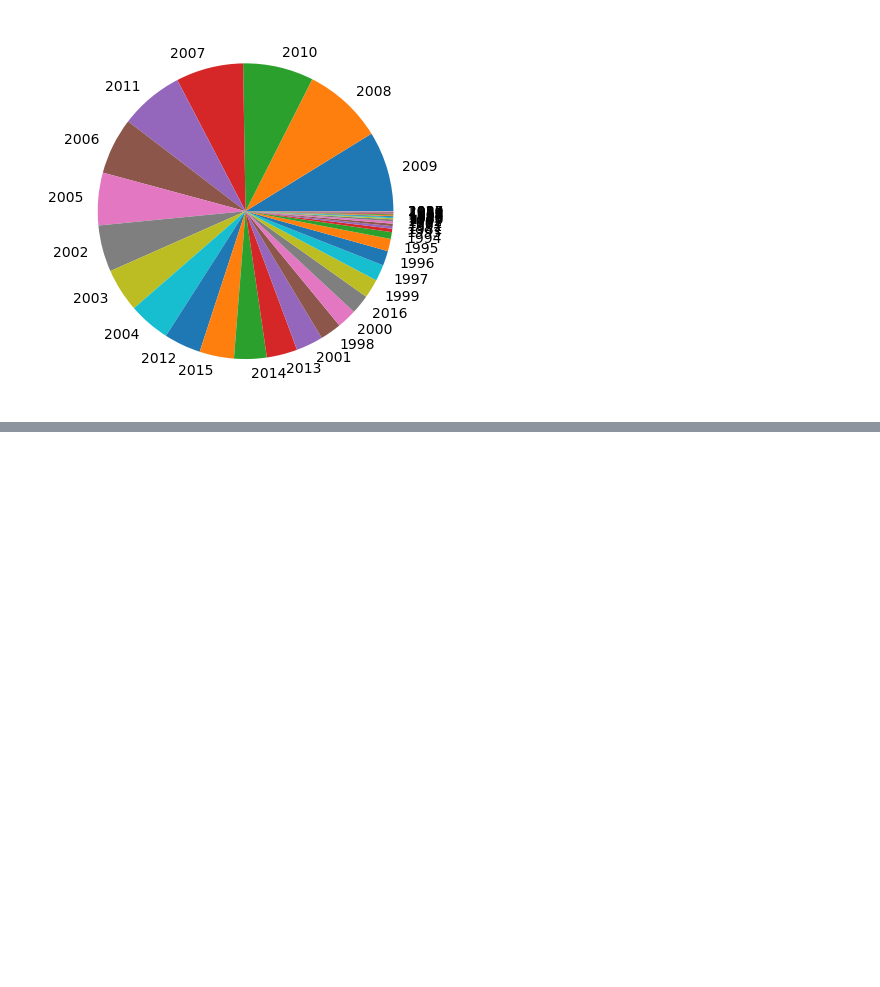
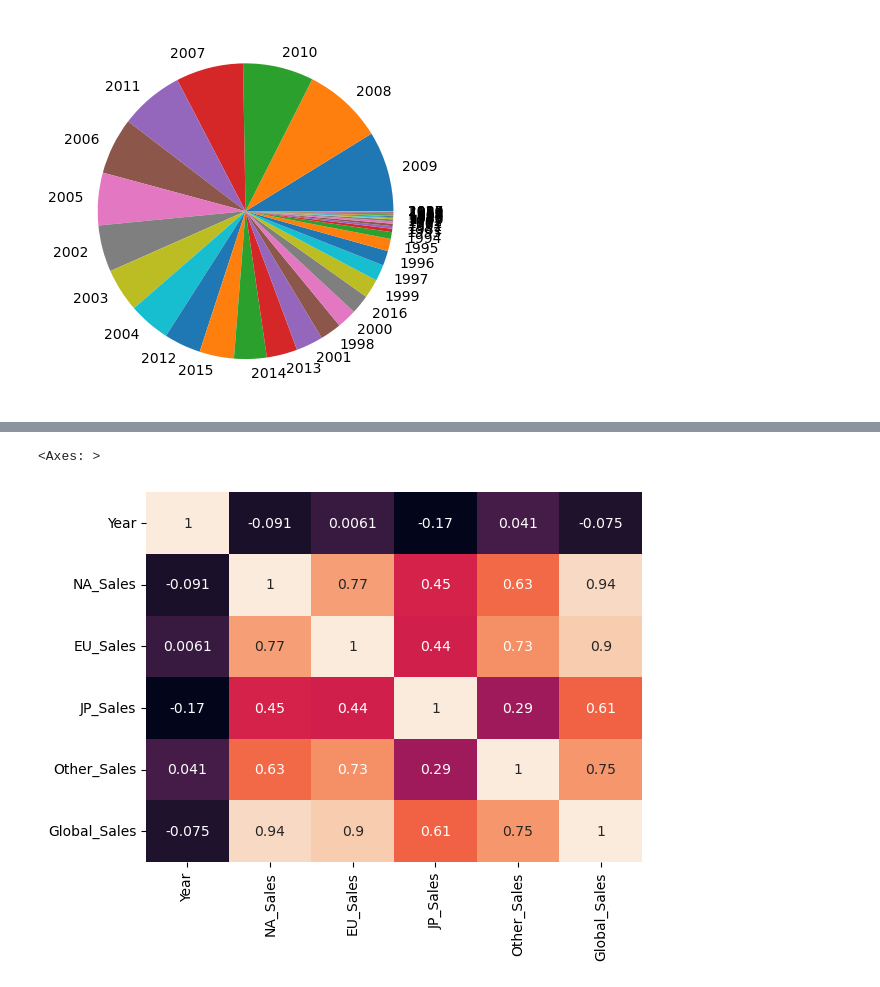
Before and after one commit to Neas1231/MLReborn, a Jupyter notebook: ML/learnin/book/stats/central_and_variable.ipynb, the cells around one changed output, grey strips where cells are left out. Drawn from its saved outputs; the diff is of its cells as text; code cells hidden in the pictures; blank space fills up the shorter version.

```diff
--- a/ML/learnin/book/stats/central_and_variable.ipynb
+++ b/ML/learnin/book/stats/central_and_variable.ipynb
@@ -277,0 +326,5 @@ plt.pie(years.value_counts(),labels = list(map(int,list(years.value_counts().ind
+# %%
+sns.heatmap(dfc.select_dtypes(np.number).corr(),annot=True,cbar=False)
+# %% [output]
+<Axes: >
+[figure, added]
```
Also changed, not shown: parts of 65 cells of this notebook, 11 other files.
